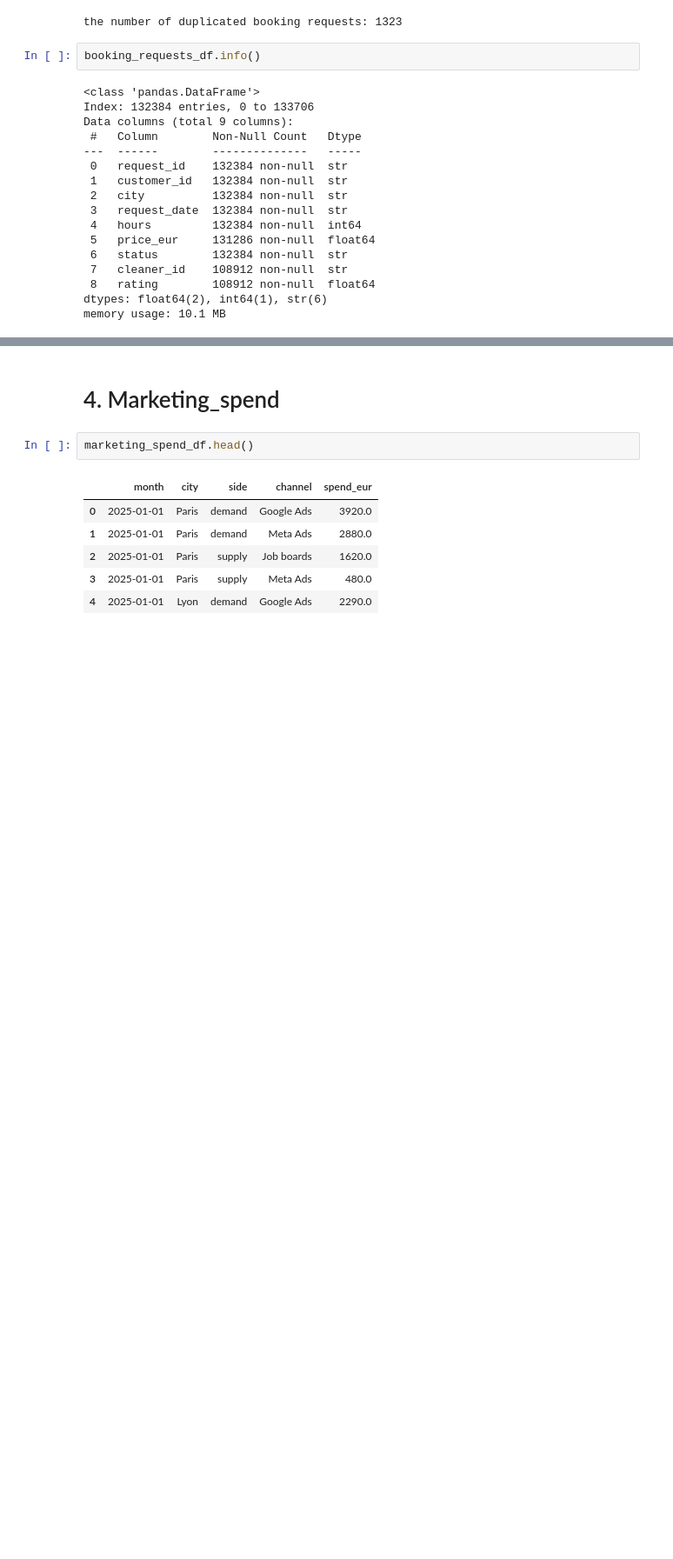
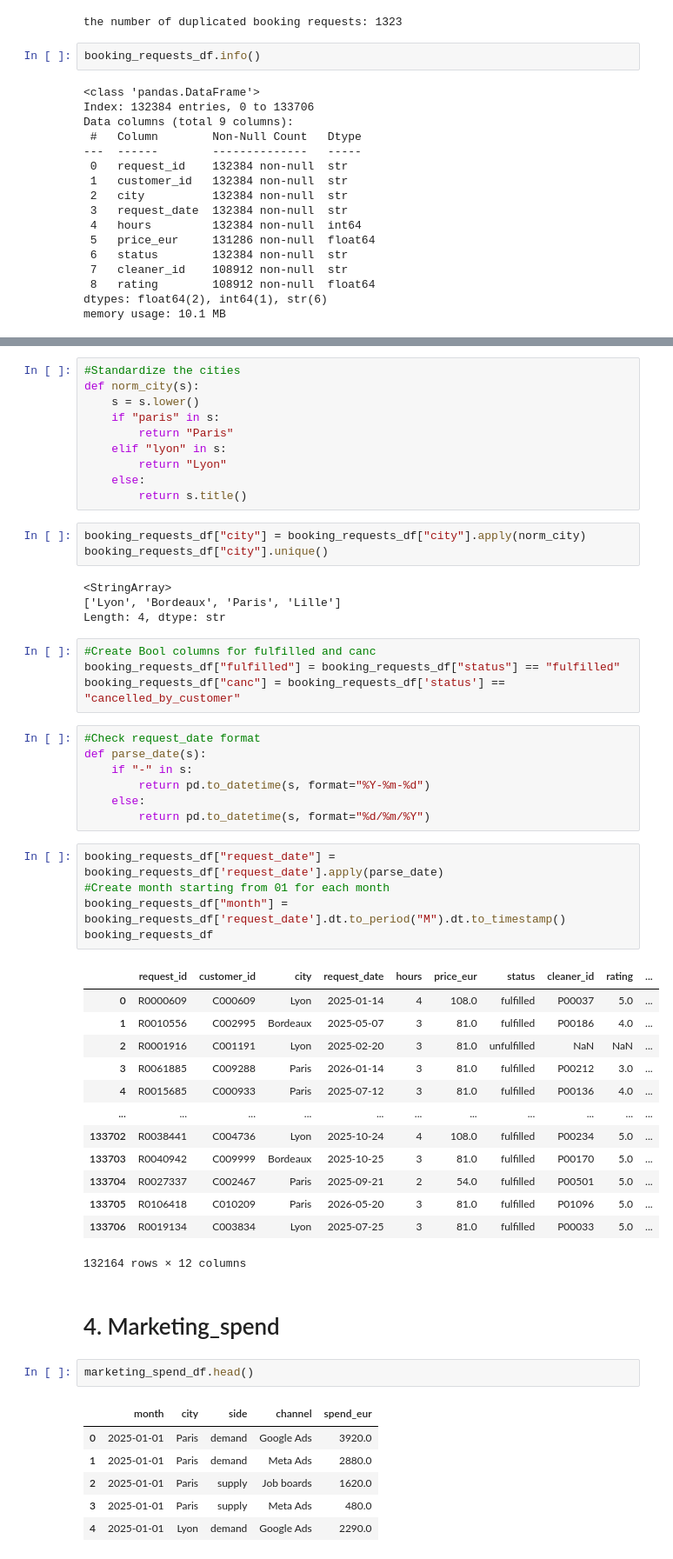
Before and after one commit to Berenice029/Growth_modelling_project, a Jupyter notebook: notebook.ipynb, the cells around one changed output, grey strips where cells are left out. Shown at 87% size. Drawn from its saved outputs; the diff is of its cells as text; blank space fills up the shorter version.

```diff
--- a/notebook.ipynb
+++ b/notebook.ipynb
@@ -280,3 +321,50 @@ array([5., 4., 3., 1., 2.])
+# %%
+#Standardize the cities
+def norm_city(s):
+    s = s.lower()
+    if "paris" in s:
+        return "Paris"
+    elif "lyon" in s:
+        return "Lyon"
+    else:
+        return s.title()
+# %%
+booking_requests_df["city"] = booking_requests_df["city"].apply(norm_city)
+booking_requests_df["city"].unique()
+# %% [output]
+<StringArray>
+['Lyon', 'Bordeaux', 'Paris', 'Lille']
+Length: 4, dtype: str
+# %%
+#Create Bool columns for fulfilled and canc
+booking_requests_df["fulfilled"] = booking_requests_df["status"] == "fulfilled"
+booking_requests_df["canc"] = booking_requests_df['status'] == "cancelled_by_customer"
+# %%
+#Check request_date format
+def parse_date(s):
+    if "-" in s:
+        return pd.to_datetime(s, format="%Y-%m-%d")
+    else:
+        return pd.to_datetime(s, format="%d/%m/%Y")
+# %%
+booking_requests_df["request_date"] = booking_requests_df['request_date'].apply(parse_date)
+#Create month starting from 01 for each month
+booking_requests_df["month"] = booking_requests_df['request_date'].dt.to_period("M").dt.to_timestamp()
+booking_requests_df
+# %% [output]
+|  | request_id | customer_id | city | request_date | hours | price_eur | status | cleaner_id | rating | ... |
+| 0 | R0000609 | C000609 | Lyon | 2025-01-14 | 4 | 108.0 | fulfilled | P00037 | 5.0 | ... |
+| 1 | R0010556 | C002995 | Bordeaux | 2025-05-07 | 3 | 81.0 | fulfilled | P00186 | 4.0 | ... |
+| 2 | R0001916 | C001191 | Lyon | 2025-02-20 | 3 | 81.0 | unfulfilled | NaN | NaN | ... |
+| 3 | R0061885 | C009288 | Paris | 2026-01-14 | 3 | 81.0 | fulfilled | P00212 | 3.0 | ... |
+| 4 | R0015685 | C000933 | Paris | 2025-07-12 | 3 | 81.0 | fulfilled | P00136 | 4.0 | ... |
+| ... | ... | ... | ... | ... | ... | ... | ... | ... | ... | ... |
+| 133702 | R0038441 | C004736 | Lyon | 2025-10-24 | 4 | 108.0 | fulfilled | P00234 | 5.0 | ... |
+| 133703 | R0040942 | C009999 | Bordeaux | 2025-10-25 | 3 | 81.0 | fulfilled | P00170 | 5.0 | ... |
+| 133704 | R0027337 | C002467 | Paris | 2025-09-21 | 2 | 54.0 | fulfilled | P00501 | 5.0 | ... |
+| 133705 | R0106418 | C010209 | Paris | 2026-05-20 | 3 | 81.0 | fulfilled | P01096 | 5.0 | ... |
+| 133706 | R0019134 | C003834 | Lyon | 2025-07-25 | 3 | 81.0 | fulfilled | P00033 | 5.0 | ... |
+132164 rows × 12 columns
 # %% [markdown]
 # 4. Marketing_spend
 # %%
```
Also changed, not shown: parts of 35 cells of this notebook, 4 other files.
